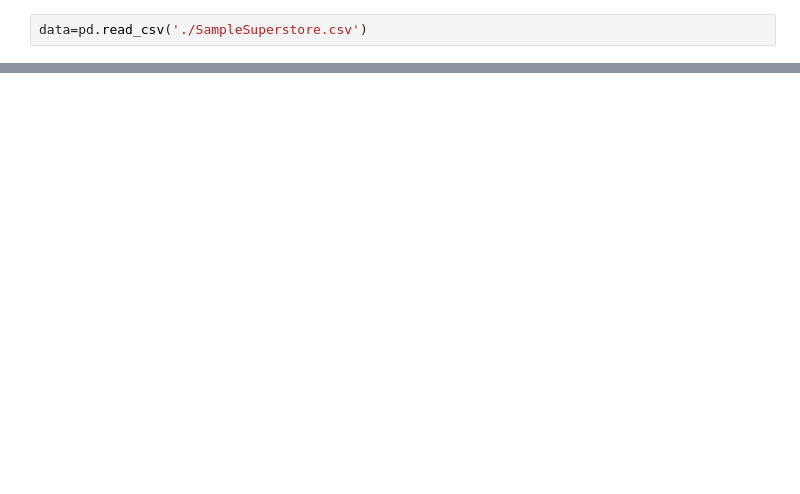
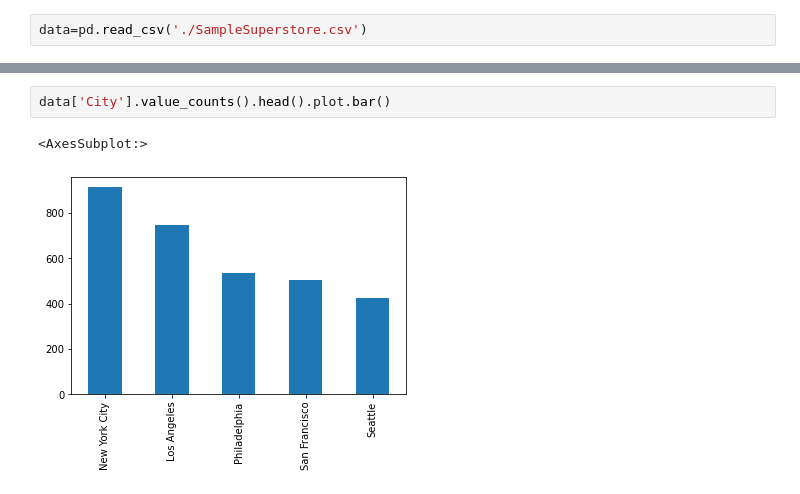
Before and after one commit to sumanthlade/The_Sparks_Foundation_Internship, a Jupyter notebook: GRIP_Task3_EDA.ipynb, the cells around one changed output, grey strips where cells are left out. Cells and saved outputs as stored; diff of their text form; blank space fills up the shorter version.

```diff
--- a/GRIP_Task3_EDA.ipynb
+++ b/GRIP_Task3_EDA.ipynb
@@ -28,0 +76,5 @@ data.describe()
+# %%
+data['City'].value_counts().head().plot.bar()
+# %% [output]
+<AxesSubplot:>
+[figure, added]
```
Also changed, not shown: parts of 33 cells of this notebook.
